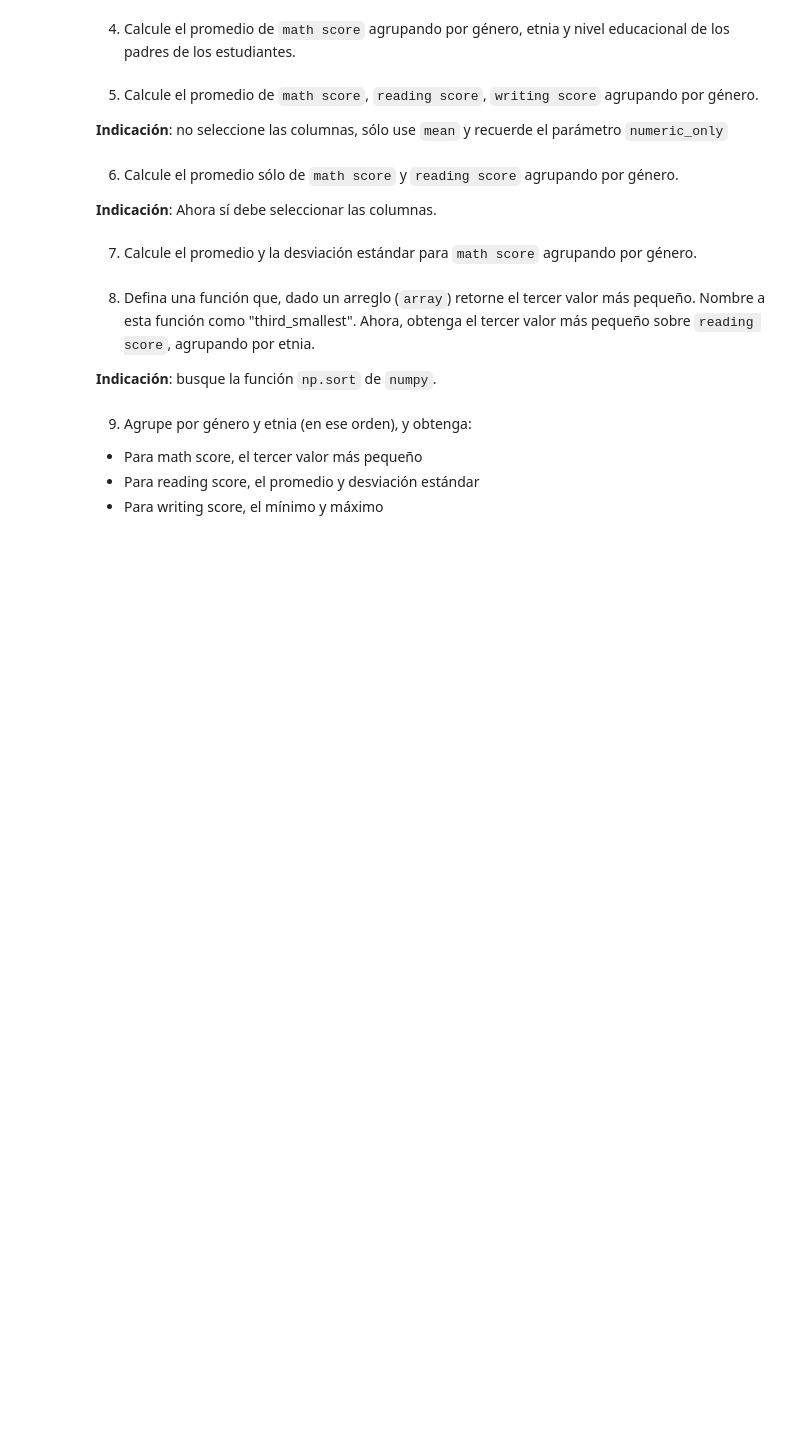
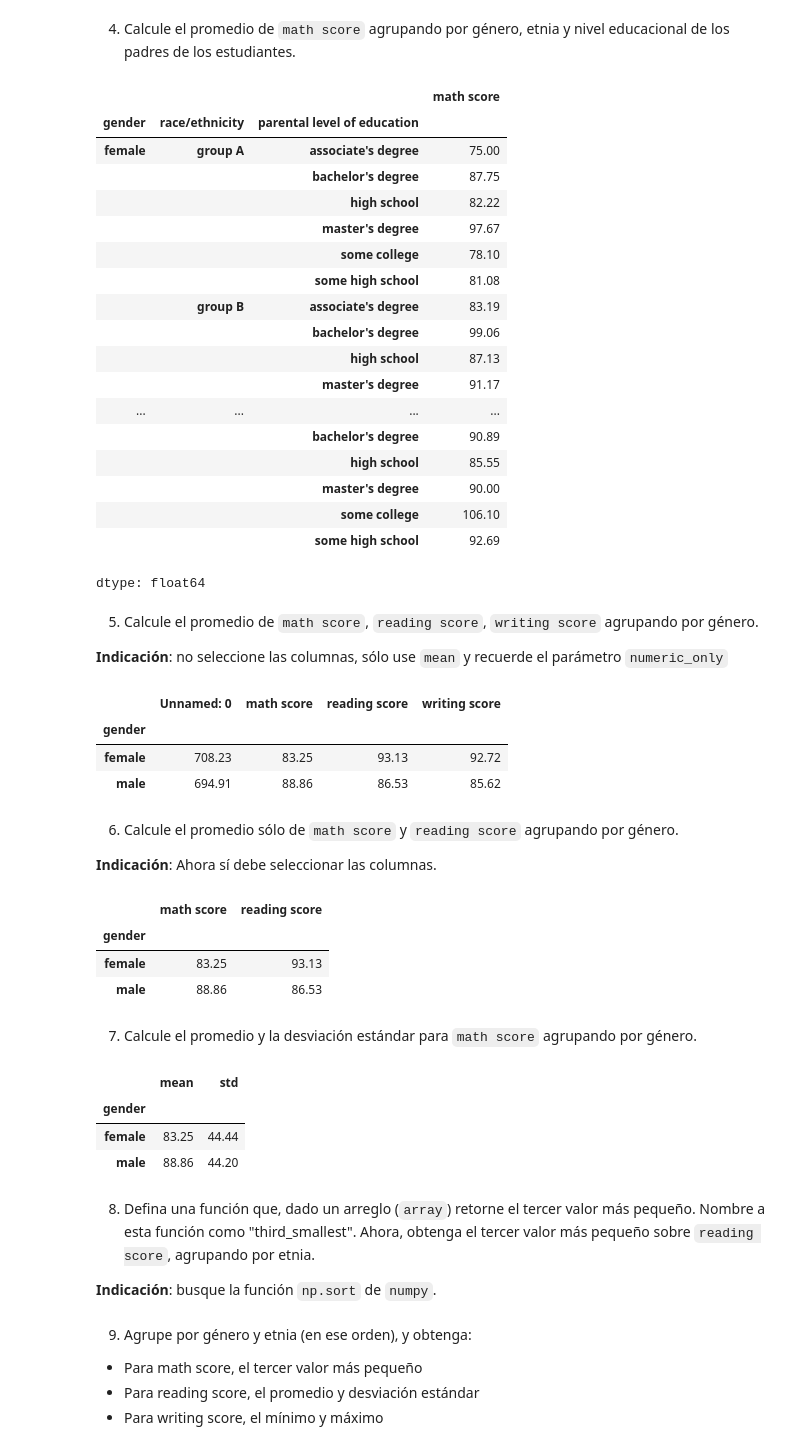
Before and after one commit to tomasleale/data, a Jupyter notebook: Lab4.ipynb, the cells around one changed output. Drawn from its saved outputs; the diff is of its cells as text; code cells hidden in the pictures; blank space fills up the shorter version.

```diff
--- a/Lab4.ipynb
+++ b/Lab4.ipynb
@@ -93,3 +106,26 @@ dtype: float64
+# %%
+# Código aquí
+df_limpio.groupby(['gender', 'race/ethnicity', 'parental level of education'])['math score'].mean(numeric_only=True).round(2)
+# %% [output]
+|  |  |  | math score |
+| gender | race/ethnicity | parental level of education |  |
+| female | group A | associate's degree | 75.00 |
+|  |  | bachelor's degree | 87.75 |
+|  |  | high school | 82.22 |
+|  |  | master's degree | 97.67 |
+|  |  | some college | 78.10 |
+|  |  | some high school | 81.08 |
+|  | group B | associate's degree | 83.19 |
+|  |  | bachelor's degree | 99.06 |
+|  |  | high school | 87.13 |
+|  |  | master's degree | 91.17 |
+| ... | ... | ... | ... |
+|  |  | bachelor's degree | 90.89 |
+|  |  | high school | 85.55 |
+|  |  | master's degree | 90.00 |
+|  |  | some college | 106.10 |
+|  |  | some high school | 92.69 |
+dtype: float64
 # %% [markdown]
 5. Calcule el promedio de `math score`, `reading score`, `writing score` agrupando por género.
 
@@ -99,3 +133,11 @@ __Indicación__: no seleccione las columnas, sólo use `mean` y recuerde el par
+# %%
+# Código aquí
+df_limpio.groupby('gender').mean(numeric_only=True).round(2)
+# %% [output]
+|  | Unnamed: 0 | math score | reading score | writing score |
+| gender |  |  |  |  |
+| female | 708.23 | 83.25 | 93.13 | 92.72 |
+| male | 694.91 | 88.86 | 86.53 | 85.62 |
 # %% [markdown]
 6. Calcule el promedio sólo de `math score` y `reading score` agrupando por género.
 
@@ -105,2 +145,10 @@ __Indicación__: Ahora sí debe seleccionar las columnas.
+# %%
+# Código aquí
+df_limpio.groupby('gender')[['math score', 'reading score']].mean(numeric_only=True).round(2)
+# %% [output]
+|  | math score | reading score |
+| gender |  |  |
+| female | 83.25 | 93.13 |
+| male | 88.86 | 86.53 |
 # %% [markdown]
 7. Calcule el promedio y la desviación estándar para `math score` agrupando por género.
@@ -109,3 +155,11 @@ __Indicación__: Ahora sí debe seleccionar las columnas.
+# %%
+# Código aquí
+df_limpio.groupby('gender')['math score'].agg(['mean', 'std']).round(2)
+# %% [output]
+|  | mean | std |
+| gender |  |  |
+| female | 83.25 | 44.44 |
+| male | 88.86 | 44.20 |
 # %% [markdown]
 8. Defina una función que, dado un arreglo (`array`) retorne el tercer valor más pequeño. Nombre a esta función como "third_smallest". Ahora, obtenga el tercer valor más pequeño sobre `reading score`, agrupando por etnia.
 
```
Also changed, not shown: parts of 7 cells of this notebook.
